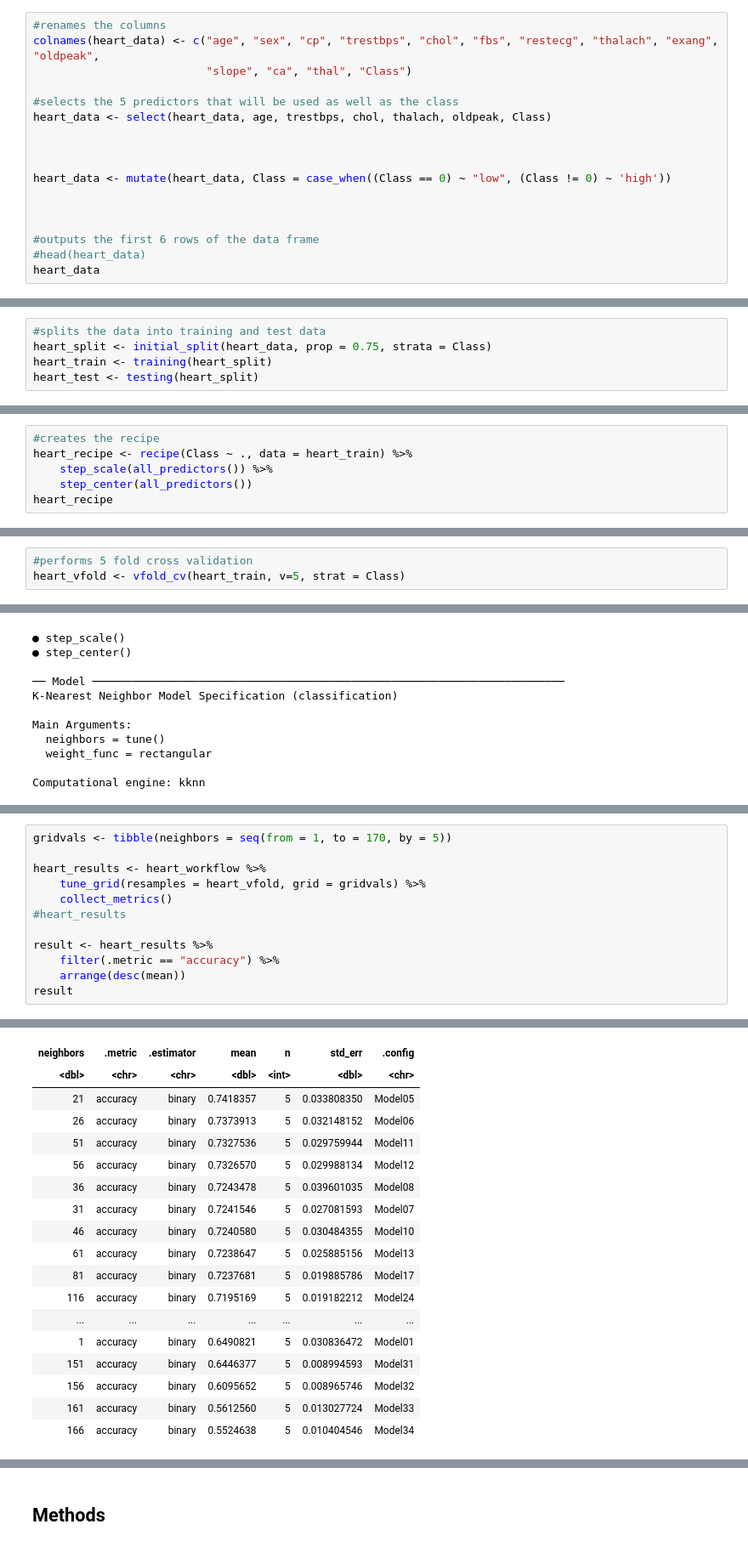
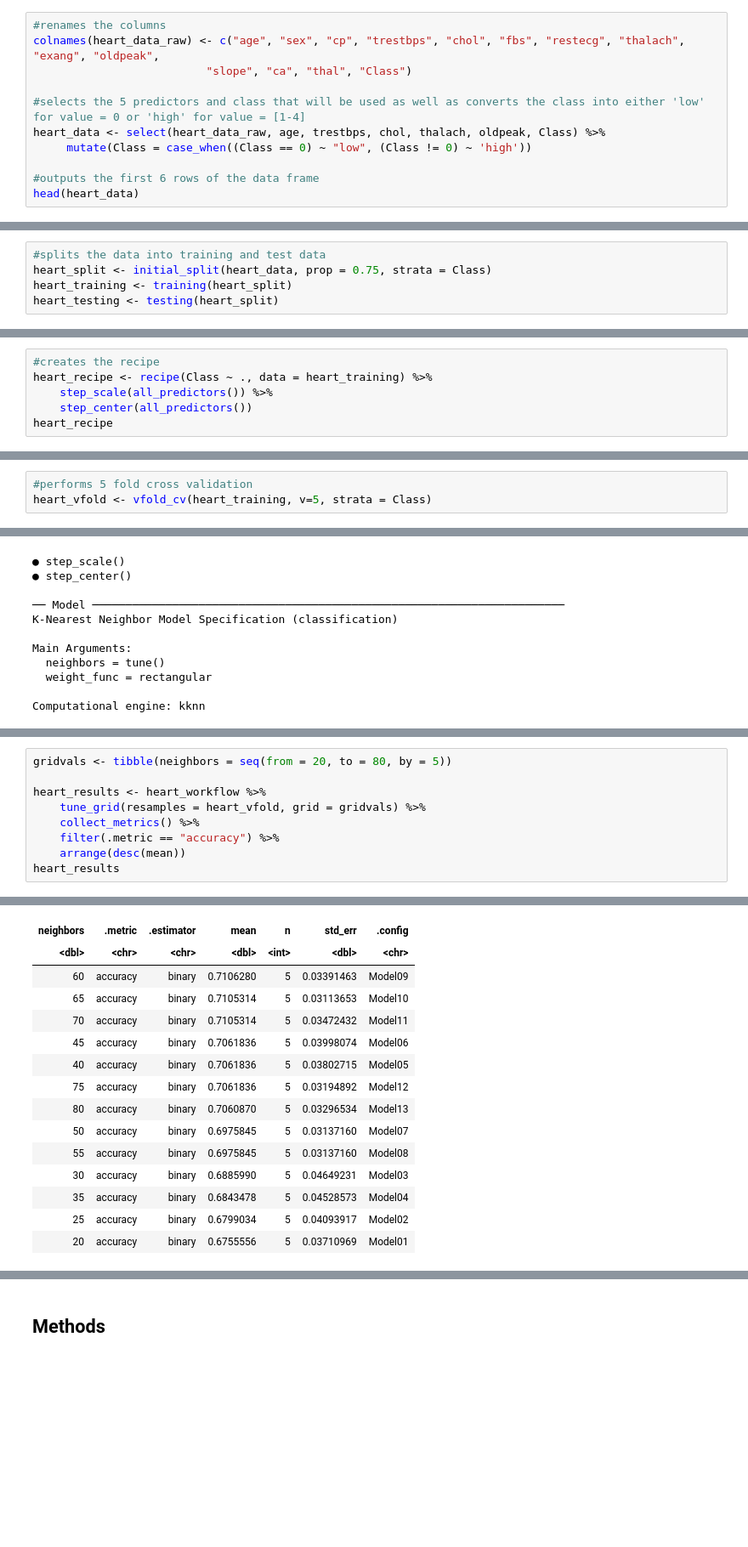
Before and after one commit to jamiema1/Predicting-Heart-Disease-with-KNN-Algorithm, a Jupyter notebook: final_report.ipynb, the cells around one changed output, grey strips where cells are left out. Shown at 85% size. Saved outputs shown, nothing was run; the diff lists cells and outputs as text; blank space fills up the shorter version.

```diff
--- a/final_report.ipynb
+++ b/final_report.ipynb
@@ -97,19 +97,13 @@ A tibble: 6 × 14
 Since the columns are separated by commas, we used `read_csv` to read the file from the web. After loading in the data, we noticed that columns `X12` and `X13` were being treated as characters, not doubles, so we used `mutate` and `as.numeric` to change the data types. In addition, since `X14` corresponds to the class of heart diseases, we needed to convert that column to a factor by using `as.factor`.
 # %%
 #renames the columns
-colnames(heart_data) <- c("age", "sex", "cp", "trestbps", "chol", "fbs", "restecg", "thalach", "exang", "oldpeak",
+colnames(heart_data_raw) <- c("age", "sex", "cp", "trestbps", "chol", "fbs", "restecg", "thalach", "exang", "oldpeak",
                           "slope", "ca", "thal", "Class")
 
-#selects the 5 predictors that will be used as well as the class
-heart_data <- select(heart_data, age, trestbps, chol, thalach, oldpeak, Class)
-
-
-
-heart_data <- mutate(heart_data, Class = case_when((Class == 0) ~ "low", (Class != 0) ~ 'high'))
-
-
+#selects the 5 predictors and class that will be used as well as converts the class into either 'low' for value = 0 or 'high' for value = [1-4]
+heart_data <- select(heart_data_raw, age, trestbps, chol, thalach, oldpeak, Class) %>%
+     mutate(Class = case_when((Class == 0) ~ "low", (Class != 0) ~ 'high'))
 
 #outputs the first 6 rows of the data frame
-#head(heart_data)
-heart_data
+head(heart_data)
 # %% [output]
@@ -137,8 +121,8 @@ In order to finish wrangling the data, we converted the column names into names
 # %%
 #splits the data into training and test data
 heart_split <- initial_split(heart_data, prop = 0.75, strata = Class)
-heart_train <- training(heart_split)
-heart_test <- testing(heart_split)
+heart_training <- training(heart_split)
+heart_testing <- testing(heart_split)
 # %% [markdown]
 When splitting up the data into training and test data, we chose a 75/25 split because that would offer the model a good balance between optimizing its accuracy through training data, while also maintaining enough data to test the accuracy through testing data. Since `Class` corresponds to the variable we are trying to predict, we made sure to specify it with `strata`.
 # %% [markdown]
@@ -239,6 +231,6 @@ For our visualizations, we decided to create a histogram for each predictor disp
 # %%
 #creates the recipe
-heart_recipe <- recipe(Class ~ ., data = heart_train) %>%
+heart_recipe <- recipe(Class ~ ., data = heart_training) %>%
     step_scale(all_predictors()) %>%
     step_center(all_predictors())
 heart_recipe
@@ -272,3 +268,3 @@ Computational engine: kknn
 # %%
 #performs 5 fold cross validation
-heart_vfold <- vfold_cv(heart_train, v=5, strat = Class)
+heart_vfold <- vfold_cv(heart_training, v=5, strata = Class)
@@ -300,13 +300,10 @@ Computational engine: kknn
 # %%
-gridvals <- tibble(neighbors = seq(from = 1, to = 170, by = 5))
+gridvals <- tibble(neighbors = seq(from = 20, to = 80, by = 5))
 
 heart_results <- heart_workflow %>%
     tune_grid(resamples = heart_vfold, grid = gridvals) %>%
-    collect_metrics()
-#heart_results
-
-result <- heart_results %>%
+    collect_metrics() %>%
     filter(.metric == "accuracy") %>%
     arrange(desc(mean))
-result
+heart_results
 # %% [output]
@@ -314,21 +311,18 @@ A tibble: 34 × 7
 | neighbors | .metric | .estimator | mean | n | std_err | .config |
 | <dbl> | <chr> | <chr> | <dbl> | <int> | <dbl> | <chr> |
-| 21 | accuracy | binary | 0.7418357 | 5 | 0.033808350 | Model05 |
-| 26 | accuracy | binary | 0.7373913 | 5 | 0.032148152 | Model06 |
-| 51 | accuracy | binary | 0.7327536 | 5 | 0.029759944 | Model11 |
-| 56 | accuracy | binary | 0.7326570 | 5 | 0.029988134 | Model12 |
-| 36 | accuracy | binary | 0.7243478 | 5 | 0.039601035 | Model08 |
-| 31 | accuracy | binary | 0.7241546 | 5 | 0.027081593 | Model07 |
-| 46 | accuracy | binary | 0.7240580 | 5 | 0.030484355 | Model10 |
-| 61 | accuracy | binary | 0.7238647 | 5 | 0.025885156 | Model13 |
-| 81 | accuracy | binary | 0.7237681 | 5 | 0.019885786 | Model17 |
-| 116 | accuracy | binary | 0.7195169 | 5 | 0.019182212 | Model24 |
-| ... | ... | ... | ... | ... | ... | ... |
-| 1 | accuracy | binary | 0.6490821 | 5 | 0.030836472 | Model01 |
-| 151 | accuracy | binary | 0.6446377 | 5 | 0.008994593 | Model31 |
-| 156 | accuracy | binary | 0.6095652 | 5 | 0.008965746 | Model32 |
-| 161 | accuracy | binary | 0.5612560 | 5 | 0.013027724 | Model33 |
-| 166 | accuracy | binary | 0.5524638 | 5 | 0.010404546 | Model34 |
+| 60 | accuracy | binary | 0.7106280 | 5 | 0.03391463 | Model09 |
+| 65 | accuracy | binary | 0.7105314 | 5 | 0.03113653 | Model10 |
+| 70 | accuracy | binary | 0.7105314 | 5 | 0.03472432 | Model11 |
+| 45 | accuracy | binary | 0.7061836 | 5 | 0.03998074 | Model06 |
+| 40 | accuracy | binary | 0.7061836 | 5 | 0.03802715 | Model05 |
+| 75 | accuracy | binary | 0.7061836 | 5 | 0.03194892 | Model12 |
+| 80 | accuracy | binary | 0.7060870 | 5 | 0.03296534 | Model13 |
+| 50 | accuracy | binary | 0.6975845 | 5 | 0.03137160 | Model07 |
+| 55 | accuracy | binary | 0.6975845 | 5 | 0.03137160 | Model08 |
+| 30 | accuracy | binary | 0.6885990 | 5 | 0.04649231 | Model03 |
+| 35 | accuracy | binary | 0.6843478 | 5 | 0.04528573 | Model04 |
+| 25 | accuracy | binary | 0.6799034 | 5 | 0.04093917 | Model02 |
+| 20 | accuracy | binary | 0.6755556 | 5 | 0.03710969 | Model01 |
 # %%
 options(repr.plot.width = 10, repr.plot.height = 8)
 plot <- ggplot(result, aes(x=neighbors, y= mean)) +
```
Also changed, not shown: parts of 16 cells of this notebook.
